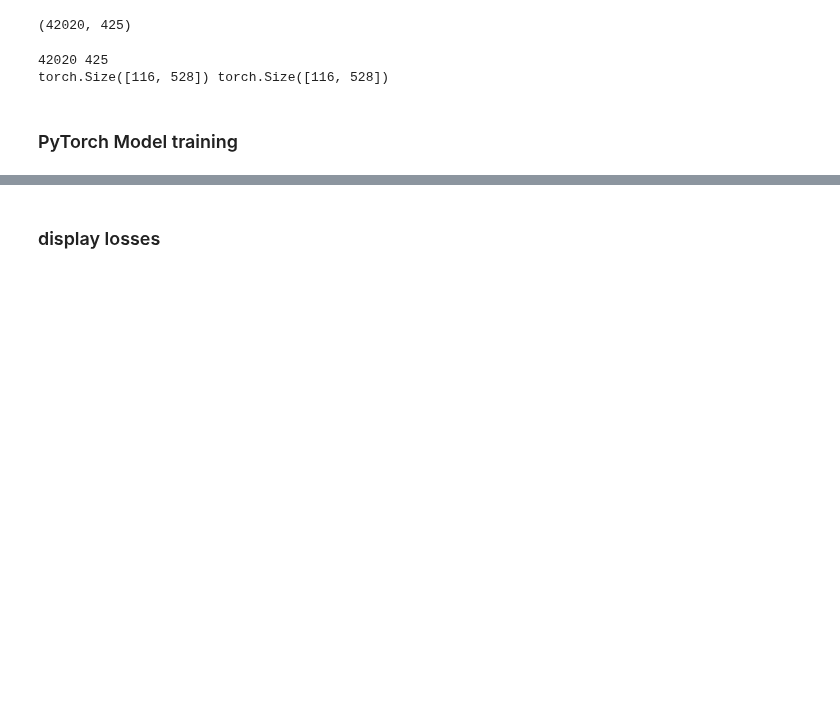
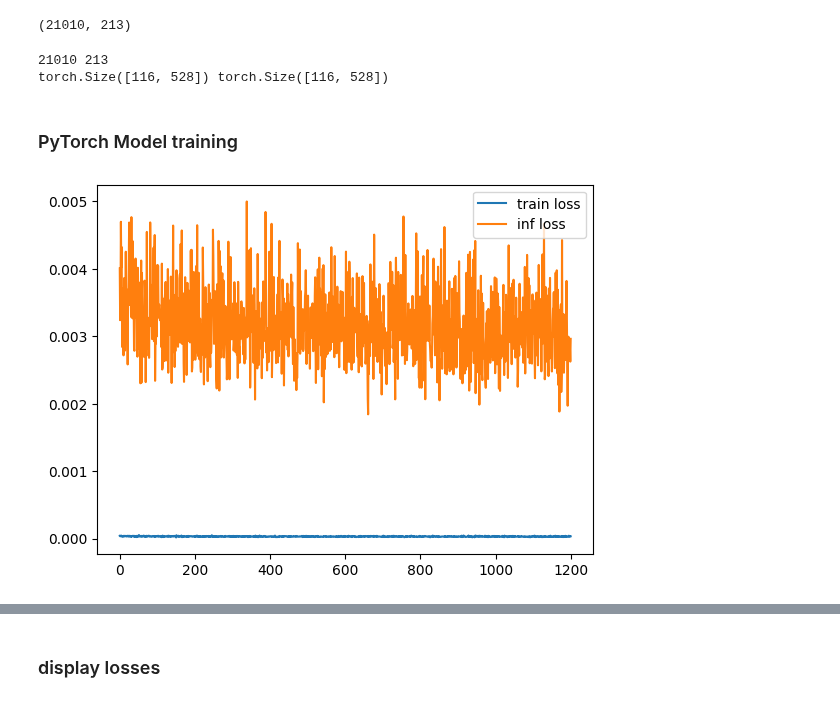
Before and after one commit to ShiboXing/SOTA, a Jupyter notebook: store_prediction/train_lstm_transformer.ipynb, the cells around one changed output, grey strips where cells are left out. Drawn from its saved outputs; the diff is of its cells as text; code cells hidden in the pictures; blank space fills up the shorter version.

```diff
--- a/store_prediction/train_lstm_transformer.ipynb
+++ b/store_prediction/train_lstm_transformer.ipynb
@@ -20,9 +20,9 @@ from torch.utils.data.dataloader import DataLoader
 # %%
 SALE_HOME = os.path.join(DATA_HOME, "sales_data")
 
-I, H, B = 528, 528, 2
+I, H, B = 528, 528, 4
 TRANSFORMER_LAYER = 4
-LSTM_LAYER = 4
+LSTM_LAYER = 2
 HEAD = 12
 SEQ_LEN = 116
 INFER_DAYS = 16
@@ -33,7 +33,7 @@ train_dl = DataLoader(train_set, shuffle=True, batch_size=B, generator=g)
 test_dl = DataLoader(test_set, shuffle=True, batch_size=B, generator=g)
 len(train_dl), len(test_dl)
 # %% [output]
-(42020, 425)
+(21010, 213)
 # %%
 print(len(train_dl), len(test_dl))
 # print(sd.O.describe())
@@ -43,7 +43,7 @@ print(sd[0][0].shape, sd[4][0].shape)
 # print(sd[4][1].shape)
 # print(sd[4][0], sd[4][1])
 # %% [output]
-42020 425
+21010 213
 torch.Size([116, 528]) torch.Size([116, 528])
 # %%
 from torch import optim
@@ -51,7 +51,7 @@ import matplotlib.pyplot as plt
 from IPython.display import clear_output
 from predictor import Predictor
 
-model = Predictor(I, H, LSTM_LAYER, TRANSFORMER_LAYER, HEAD, SEQ_LEN).cuda()
+model = Predictor(I, H, LSTM_LAYER, TRANSFORMER_LAYER, HEAD).cuda()
 # %%
 MSE = torch.nn.MSELoss()
 
@@ -76,7 +76,6 @@ test_gen = enumerate(test_dl)
 loss = RMSLE
 adam = optim.Adam(model.parameters(), lr=0.001)
 tr_losses, inf_losses = [], []
-w_means = []
 
 
 fig = plt.figure(figsize=(5, 5))
@@ -99,43 +98,33 @@ for tr_idx, (X1, X2, y0, y16) in train_gen:
         test_gen = enumerate(test_dl)
         inf_idx, (X1, X2, y0, y16) = next(test_gen)
 
     yhat1, yhat2 = model(X1, X2)
     yhat = Sales_Dataset.batched_ret_2_sales(y0, yhat1, yhat2)
     l = loss(yhat, y16)
     inf_l += l.item()
     tr_losses.append(tr_l / len(train_dl))
     inf_losses.append(inf_l / len(test_dl))
-    # w_means.append(next(model.parameters())[0].mean().item())
-    w_means += [yhat1.mean(), yhat2.mean()]
+
     # Log and save
     if tr_idx and saved_iter != tr_idx and tr_idx % 100 == 0:
         clear_output(wait=True)
         plt.plot(
             range(saved_iter, saved_iter + len(tr_losses)),
             tr_losses,
             label="train loss",
         )
         plt.plot(
             range(saved_iter, saved_iter + len(inf_losses)),
             inf_losses,
             label="inf loss",
         )
         plt.xlim()
         plt.legend()
         plt.show()
         print(
             f"iteration: {tr_idx} train loss: {tr_l / len(train_dl)} inf loss: {inf_l / len(test_dl)}"
         )
-
-        with open("tr_loss.txt", "w") as file:
-            for l in tr_losses:
-                file.write(f"{l}\n")
-        with open("inf_loss.txt", "w") as file:
-            for l in inf_losses:
-                file.write(f"{l}\n")
-        with open("w_means.txt", "w") as file:
-            for l in w_means:
-                file.write(f"{l}\n")
-
     if tr_idx and tr_idx % 500 == 0:
         torch.save(model.state_dict(), f"sales_model_{tr_idx}_{B}.pth")
+# %% [output]
+[figure, added]
```
Also changed, not shown: parts of 3 cells of this notebook, 3 other files.
